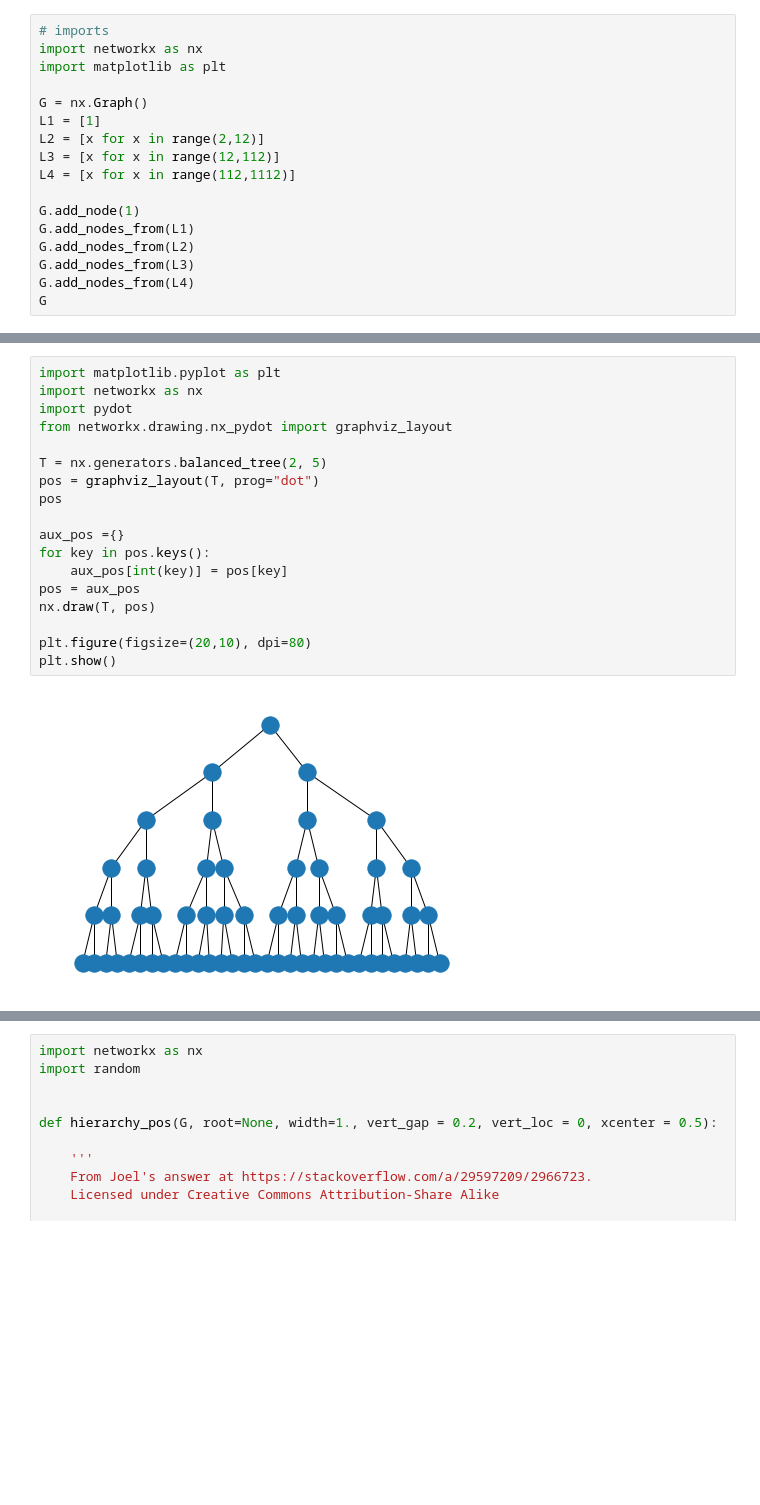
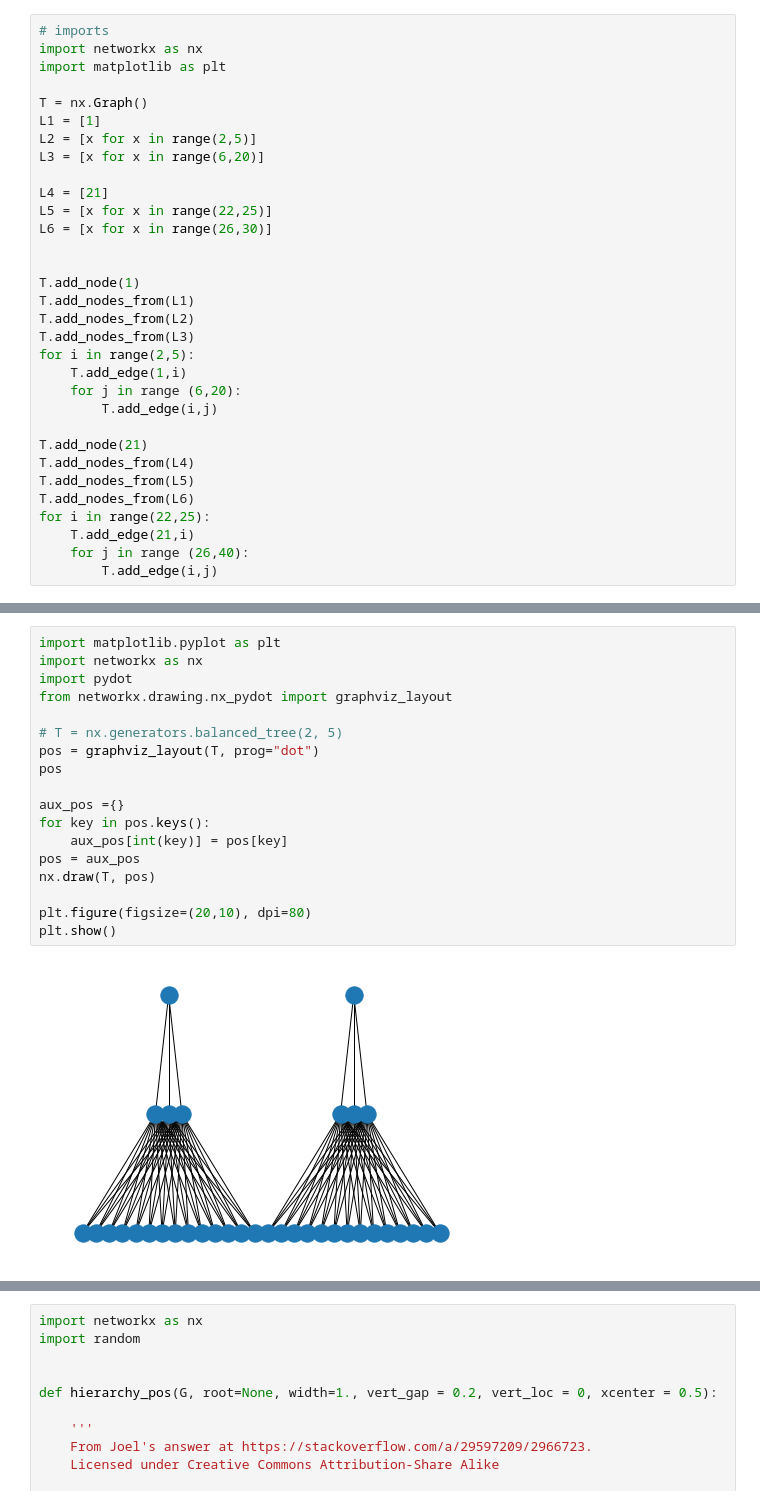
Before and after one commit to crptcusco/SynEstCBN, a Jupyter notebook: experiments/phd_qualification/test_tree.ipynb, the cells around one changed output, grey strips where cells are left out. Saved outputs shown, nothing was run; the diff lists cells and outputs as text; blank space fills up the shorter version.

```diff
--- a/experiments/phd_qualification/test_tree.ipynb
+++ b/experiments/phd_qualification/test_tree.ipynb
@@ -3,15 +3,30 @@
 import networkx as nx
 import matplotlib as plt
 
-G = nx.Graph()
+T = nx.Graph()
 L1 = [1]
-L2 = [x for x in range(2,12)]
-L3 = [x for x in range(12,112)]
-L4 = [x for x in range(112,1112)]
+L2 = [x for x in range(2,5)]
+L3 = [x for x in range(6,20)]
 
-G.add_node(1)
-G.add_nodes_from(L1)
-G.add_nodes_from(L2)
-G.add_nodes_from(L3)
-G.add_nodes_from(L4)
-G
+L4 = [21]
+L5 = [x for x in range(22,25)]
+L6 = [x for x in range(26,30)]
+
+
+T.add_node(1)
+T.add_nodes_from(L1)
+T.add_nodes_from(L2)
+T.add_nodes_from(L3)
+for i in range(2,5):
+    T.add_edge(1,i)
+    for j in range (6,20):
+        T.add_edge(i,j)
+
+T.add_node(21)
+T.add_nodes_from(L4)
+T.add_nodes_from(L5)
+T.add_nodes_from(L6)
+for i in range(22,25):
+    T.add_edge(21,i)
+    for j in range (26,40):
+        T.add_edge(i,j)
@@ -94,23 +33,23 @@ TypeError: 'module' object is not callable
 # %%
 import matplotlib.pyplot as plt
 import networkx as nx
 import pydot
 from networkx.drawing.nx_pydot import graphviz_layout
 
-T = nx.generators.balanced_tree(2, 5)
+# T = nx.generators.balanced_tree(2, 5)
 pos = graphviz_layout(T, prog="dot")
 pos
 
 aux_pos ={}
 for key in pos.keys():
     aux_pos[int(key)] = pos[key]
 pos = aux_pos
 nx.draw(T, pos)
 
 plt.figure(figsize=(20,10), dpi=80)
 plt.show()
 # %% [output]
-[figure, old version]
+[figure, new version]
 <Figure size 1600x800 with 0 Axes>
 # %%
 import networkx as nx
```
Also changed, not shown: parts of 3 cells of this notebook, 4 other files.
